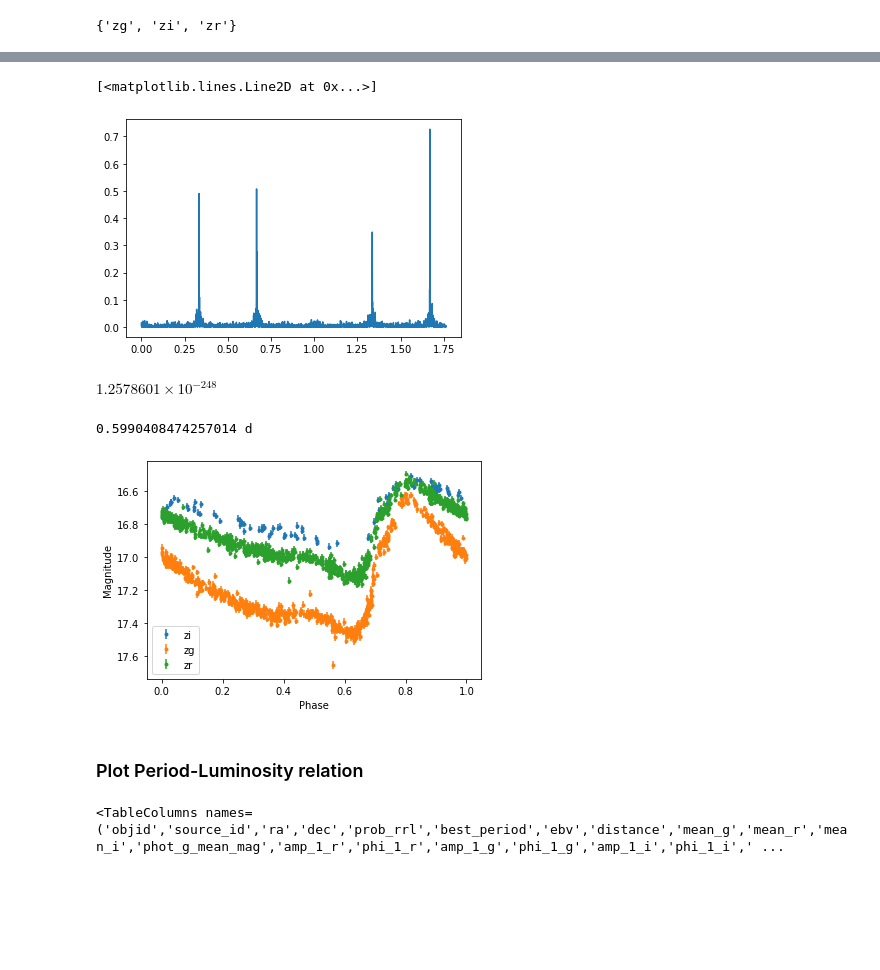
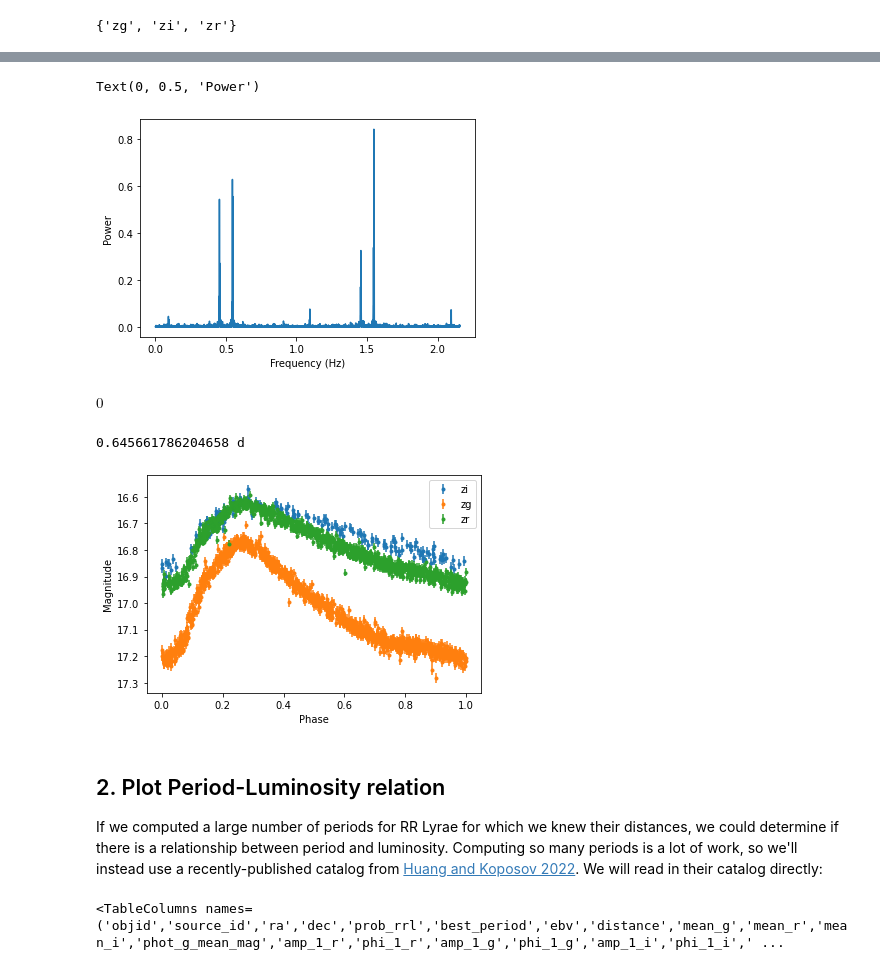
Before and after one commit to ebellm/ztf_exercises, a Jupyter notebook: notebooks/RRLyr_Period-Luminosity.ipynb, the cells around one changed output, grey strips where cells are left out. Cells and saved outputs as stored; diff of their text form; code cells hidden in the pictures; blank space fills up the shorter version.

```diff
--- a/notebooks/RRLyr_Period-Luminosity.ipynb
+++ b/notebooks/RRLyr_Period-Luminosity.ipynb
@@ -30,6 +36,10 @@ def load_ztf_lc(filename):
     -------
     tbl : `astropy.timeseries.TimeSeries`
         lightcurve
+    mean_ra : `float`
+        mean right ascension of the source
+    mean_dec : `float`
+        mean declination of the source
     """
 
     tbl = Table.read(filename)
@@ -37,4 +47,7 @@ def load_ztf_lc(filename):
     # exclude flagged data
     tbl = tbl[tbl['catflags'] == 0]
 
-    return TimeSeries(time=Time(tbl['hjd'],format='jd'),data=tbl[['mag','magerr','filtercode']])
+    mean_ra = np.mean(tbl['ra'])
+    mean_dec = np.mean(tbl['dec'])
+
+    return TimeSeries(time=Time(tbl['hjd'],format='jd'),data=tbl[['mag','magerr','filtercode']]), mean_ra, mean_dec
@@ -41,5 +56,6 @@ def load_ztf_lc(filename):
 # %%
-ts = load_ztf_lc('../data/ztf_rrl_lightcurves/5.parquet')
+ts, mean_ra, mean_dec = load_ztf_lc('../data/ztf_rrl_lightcurves/12.parquet')
+ts
 # %% [output]
 WARNING: No table::len::filtercode found in metadata. Using longest string ({strlen} characters). [astropy.io.misc.parquet]
 WARNING: No table::len::ccdid found in metadata. Using longest string ({strlen} characters). [astropy.io.misc.parquet]
@@ -109,13 +163,15 @@ ls = LombScargle.from_timeseries(ts[wr],'mag','magerr')#,fit_mean='True',nterms=
 frequency, power = ls.autopower(method='chi2')
 # %%
 plt.plot(frequency, power)
+plt.xlabel('Frequency (Hz)')
+plt.ylabel('Power')
 # %% [output]
-[<matplotlib.lines.Line2D at 0x...>]
+Text(0, 0.5, 'Power')
-[figure, old version]
+[figure, new version]
 # %%
 ls.false_alarm_probability(power.max(), method='baluev')
 # %% [output]
-$1.2578601 \times 10^{-248} \; \mathrm{}$
+$0 \; \mathrm{}$
 # %%
 best_frequency = frequency[np.argmax(power)]
 best_period = 1/best_frequency
@@ -123,7 +179,7 @@ print(best_period)
 #t_fit = np.linspace(ts.time.min(), ts.time.max())
 #y_fit = ls.model(t_fit, best_frequency)
 # %% [output]
-0.5990408474257014 d
+0.645661786204658 d
 # %%
 ts_fold = ts.fold(period=best_period, normalize_phase=True, wrap_phase=1)
 # %%
@@ -154,9 +210,11 @@ def plot_phased_lc(ts):
 # %%
 plot_phased_lc(ts_fold)
 # %% [output]
-[figure, old version]
+[figure, new version]
-# %% [markdown]
-### Plot Period-Luminosity relation
+# %% [markdown]
+## 2. Plot Period-Luminosity relation
+
+If we computed a large number of periods for RR Lyrae for which we knew their distances, we could determine if there is a relationship between period and luminosity.  Computing so many periods is a lot of work, so we'll instead use a recently-published catalog from [Huang and Koposov 2022](https://ui.adsabs.harvard.edu/abs/2022MNRAS.510.3575H/abstract).  We will read in their catalog directly:
 # %%
 tbl = Table.read('../data/rrl_main_cat.csv')
 # %%
```
Also changed, not shown: parts of 39 cells of this notebook, 1 other file.
